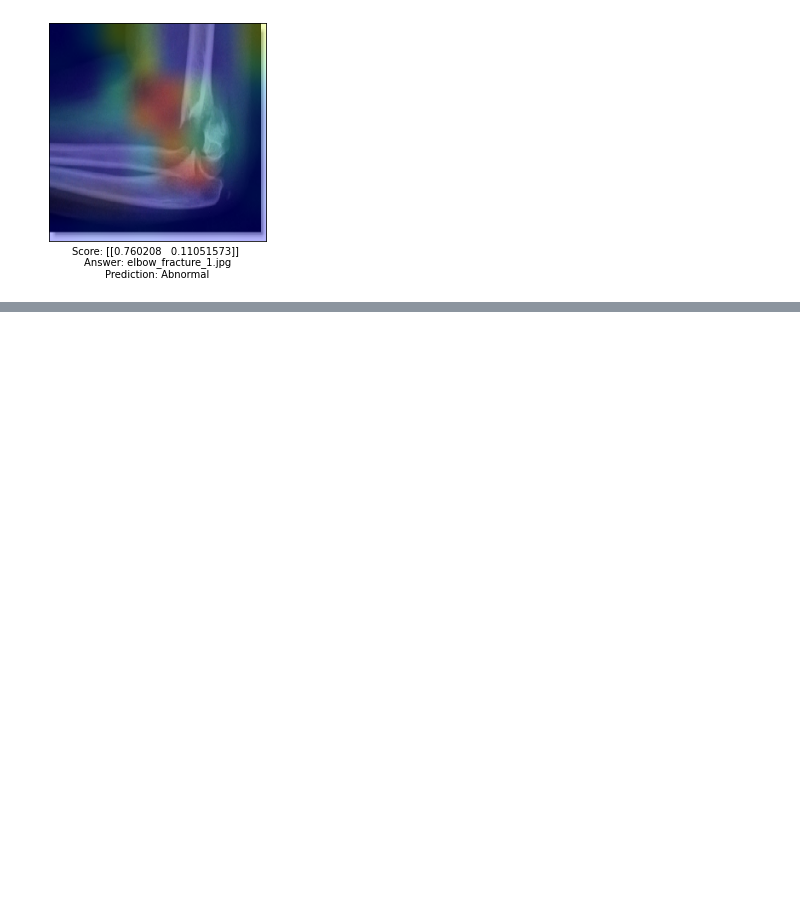
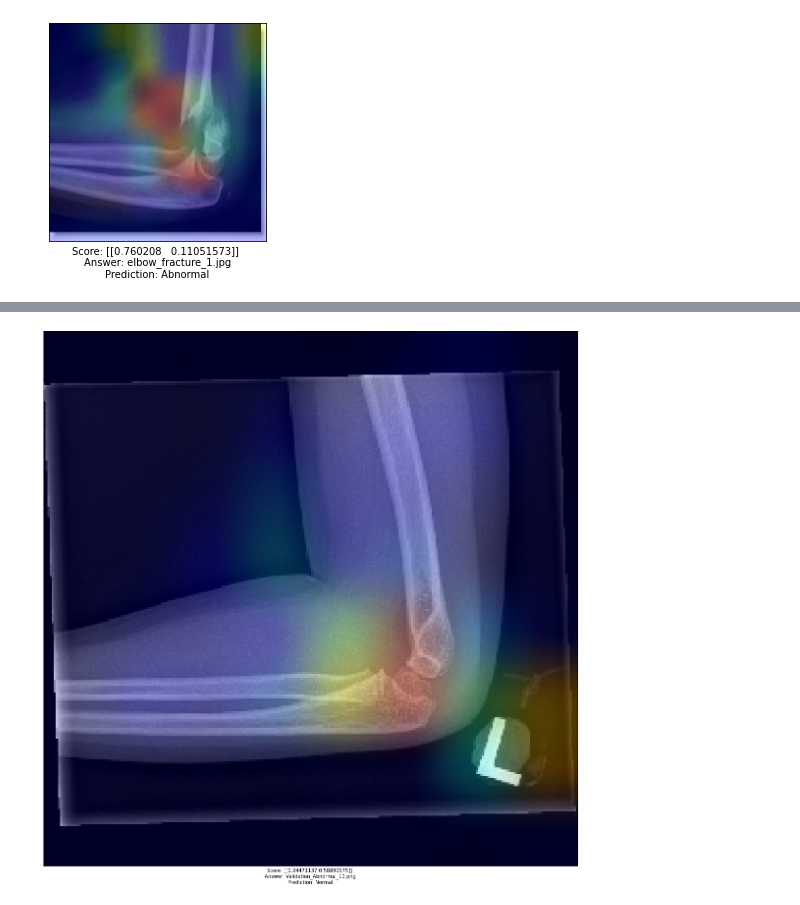
Before and after one commit to calciver/ecdl, a Jupyter notebook: public_heatmap.ipynb, the cells around one changed output, grey strips where cells are left out. Cells and saved outputs as stored; diff of their text form; code cells hidden in the pictures; blank space fills up the shorter version.

```diff
--- a/public_heatmap.ipynb
+++ b/public_heatmap.ipynb
@@ -273,0 +380,4 @@ plt.xlabel(f'Score: {prediction} \nAnswer: {os.path.basename(sample_image_path)}
+# %%
+overlay_heatmap(sample_image_path, heatmap)
+# %% [output]
+[figure, added]
```
Also changed, not shown: parts of 13 cells of this notebook, 5 other files.
